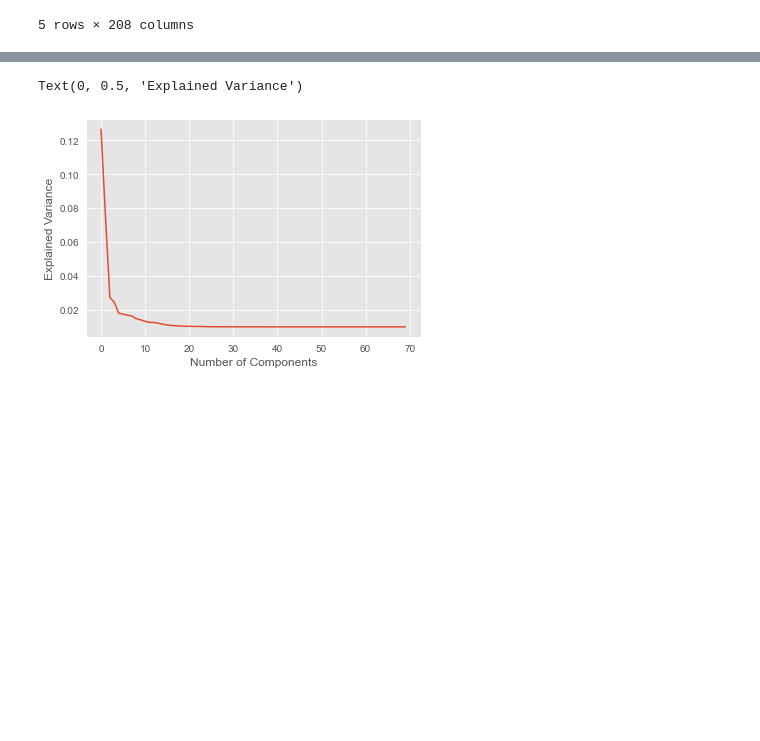
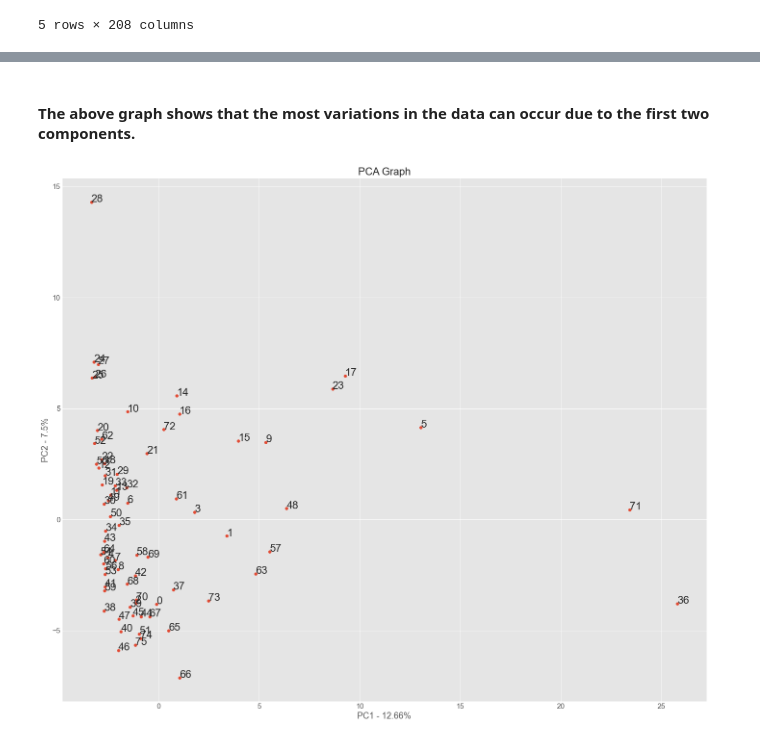
Before and after one commit to puneettokhi/CMPE255, a Jupyter notebook: college_major_analysis.ipynb, the cells around one changed output, grey strips where cells are left out. Cells and saved outputs as stored; diff of their text form; code cells hidden in the pictures; blank space fills up the shorter version.

```diff
--- a/college_major_analysis.ipynb
+++ b/college_major_analysis.ipynb
@@ -811,15 +801,26 @@ df.head()
 #create the object
 scaler =  StandardScaler()
 
-#calculate the mean and standard deviation
-scaler.fit(X)
 
 #transform the values
-X_scaled = scaler.transform(X)
+X_scaled = scaler.fit_transform(X)
 # %%
-pca = PCA(n_components= .95 ,random_state = 2020)
+pca = PCA()
 pca.fit(X_scaled)
 X_pca = pca.transform(X_scaled)
 # %%
-print('Variance of all = ', sum(pca.explained_variance_ratio_*100))
+per_var = np.round(pca.explained_variance_ratio_*100, decimals=2)
+labels = ['PC'+str(x) for x in range(1,len(per_var)+1)]
+l1=[str(x) for x in range(1,len(per_var)+1)]
+
+print(len(per_var))
+
+plt.rcParams.update({'font.size': 15})
+
+plt.bar(x=range(1,len(per_var)+1), height=per_var,tick_label=l1)
+plt.ylabel("Percarntage of Explained Variance")
+plt.xlabel("Principal Component")
+plt.title("Screen Plot")
+plt.rcParams["figure.figsize"] = (24,20)
+plt.show()
 # %% [output]
@@ -827,8 +829,18 @@ Variance of all =  95.12820512820521
+# %% [markdown]
+<h4>The above graph shows that the most variations in the data can occur due to the first two components.</h4>
 # %%
-plt.plot(pca.explained_variance_ratio_)
-plt.xlabel('Number of Components')
-plt.ylabel('Explained Variance')
+pca_df=pd.DataFrame(X_pca,columns=labels)
+
+plt.scatter(pca_df.PC1, pca_df.PC2)
+plt.title("PCA Graph")
+plt.xlabel('PC1 - {0}%'.format(per_var[0]))
+plt.ylabel('PC2 - {0}%'.format(per_var[1]))
+plt.rcParams.update({'font.size': 22})
+
+for sample in pca_df.index:
+    plt.annotate(sample,(pca_df.PC1.loc[sample],pca_df.PC2.loc[sample]))
+
+plt.show()
 # %% [output]
-Text(0, 0.5, 'Explained Variance')
-[figure, old version]
+[figure, new version]
 # %%
```
Also changed, not shown: parts of 44 cells of this notebook.
